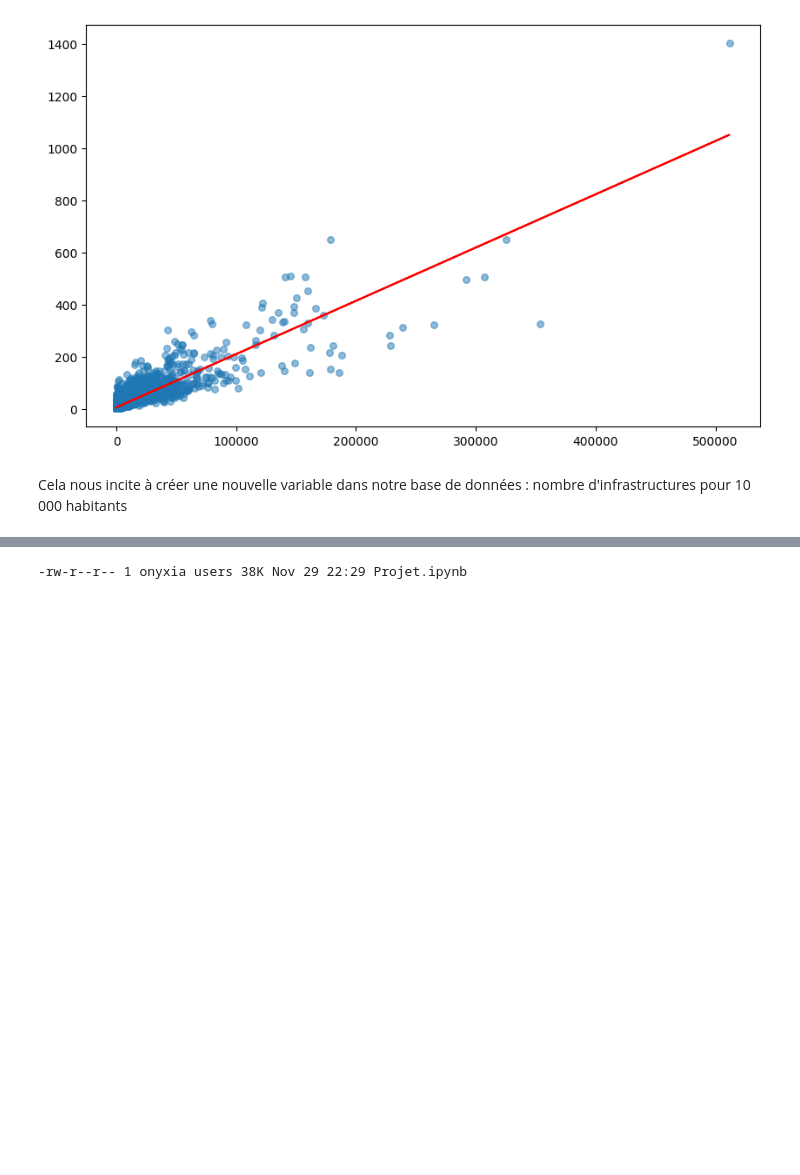
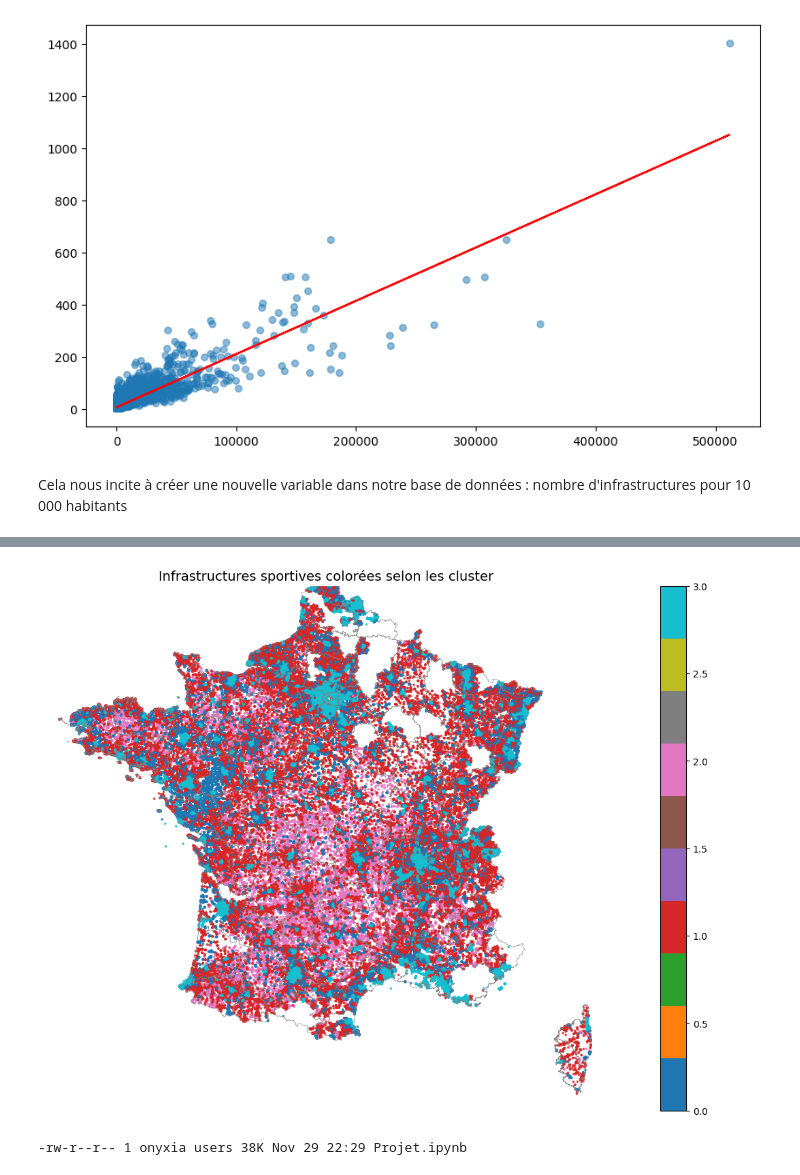
Before and after one commit to MaximeHirsch/Projet-python-deserts-sportifs, a Jupyter notebook: Projet.ipynb, the cells around one changed output, grey strips where cells are left out. Drawn from its saved outputs; the diff is of its cells as text; code cells hidden in the pictures; blank space fills up the shorter version.

Commit message:
Regressions + Lasso + Clustering

```diff
--- a/Projet.ipynb
+++ b/Projet.ipynb
@@ -897,3 +900,9 @@ df_commune.head(6)
 | 3 | 01005 | 1330 | Ambérieux-en-Dombes | 1 | Bourgs ruraux | Terrain de boules | ... |
 | 4 | 01006 | 1300 | Ambléon | 1 | Rural à habitat dispersé | Espace de pratique spéléologique | ... |
 | 5 | 01007 | 1500 | Ambronay | 1 | Rural à habitat dispersé | Espace de pratique spéléologique | ... |
+# %%
+#On renomme les variables pour ne pas avoir d'erreurs avec statsmodels (accents et espaces)
+df_commune = df_commune.rename(columns={
+    "Nuance candidat élu": "Nuance_candidat",
+    "Densite Catégorie": "Densite"
+})
@@ -937,3 +970,6 @@ ax.plot(df_commune['P22_POP'].dropna(), model.predict(), color = "Red", label =
 [figure]
 # %% [markdown]
 Cela nous incite à créer une nouvelle variable dans notre base de données : nombre d'infrastructures pour 10 000 habitants
+# %%
+df_commune["infra_10k"] = (df_commune["Nb_infrastructures"] / df_commune["P22_POP"]) * 10000
+df_commune.head(6)
@@ -939,0 +1093,24 @@ Cela nous incite à créer une nouvelle variable dans notre base de données : n
+# %%
+df_final_cluster = df_final.merge(
+    df_cluster[["Commune INSEE", "cluster"]],
+    on="Commune INSEE",
+    how="left"
+)
+
+gdf_pts = gpd.GeoDataFrame(
+    df_final_cluster,
+    geometry=gpd.points_from_xy(df_final_cluster["Longitude"], df_final_cluster["Latitude"]),
+    crs="EPSG:4326"
+)
+
+
+fig, ax = plt.subplots(figsize=(20, 10))
+gdf.boundary.plot(ax=ax, linewidth=0.4, color="gray")
+gdf_pts.plot(ax=ax, markersize=3, alpha=0.7, column="cluster", cmap = "tab10", legend = True)
+ax.set_xlim(-5.5, 10)
+ax.set_ylim(41, 51)
+ax.set_title("Infrastructures sportives colorées selon les cluster", fontsize=14)
+ax.set_axis_off()
+plt.savefig('docs/carte_clusters.png', dpi=300, bbox_inches='tight')
+# %% [output]
+[figure, added]
```
Also changed, not shown: parts of 8 cells of this notebook, 2 other files.
